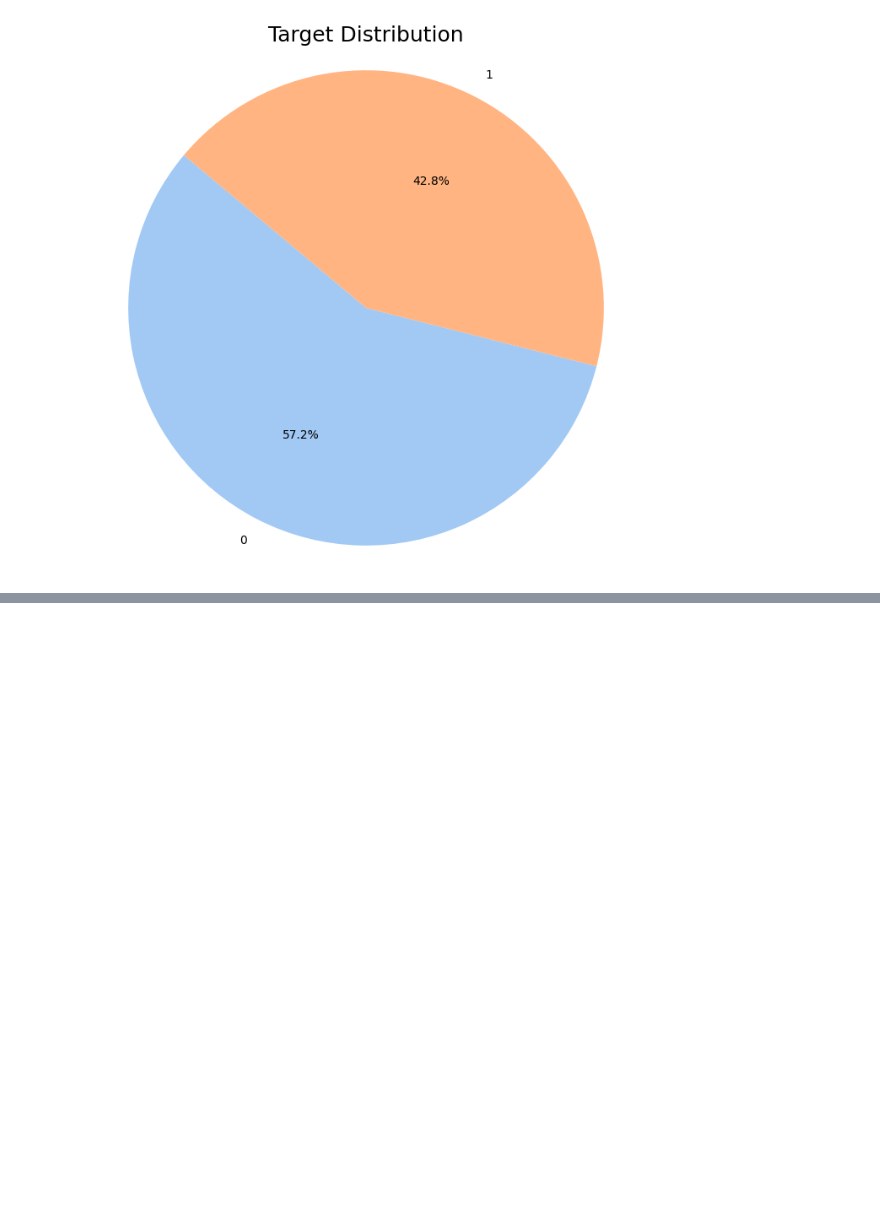
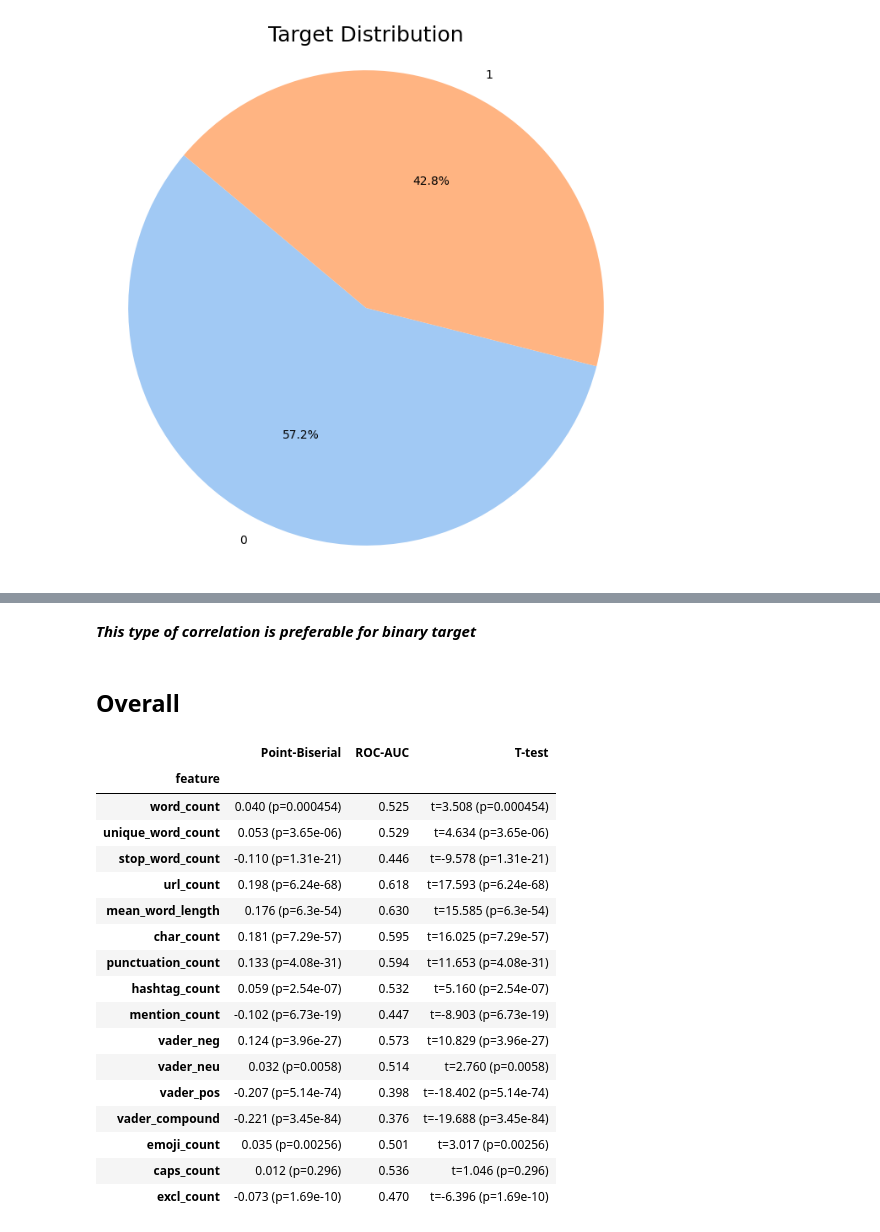
Before and after one commit to ihuod/Tweets_NLP, a Jupyter notebook: tweets.ipynb, the cells around one changed output, grey strips where cells are left out. Cells and saved outputs as stored; diff of their text form; code cells hidden in the pictures; blank space fills up the shorter version.

```diff
--- a/tweets.ipynb
+++ b/tweets.ipynb
@@ -247,0 +347,8 @@ plt.show()
+# %%
+from scipy.stats import ttest_ind
+
+for feature in METAFEATURES:
+    group1 = df_train[df_train['target'] == 1][feature]
+    group0 = df_train[df_train['target'] == 0][feature]
+    t_stat, p_value = ttest_ind(group1, group0)
+    print(f"{feature}: p-value = {p_value:.4f} {'***' if p_value < 0.001 else ''}")
@@ -247,0 +374,7 @@ plt.show()
+# %%
+from scipy.stats import pointbiserialr
+
+print('Point-Biserial Correlation')
+for feature in METAFEATURES:
+    corr, p_value = pointbiserialr(df_train[feature], df_train['target'])
+    print(f"{feature:20s}: corr = {corr:7.3f}, p-value = {p_value:.3g}")
@@ -247,0 +399,45 @@ plt.show()
+# %% [markdown]
+***This type of correlation is preferable for binary target***
+# %% [markdown]
+## Overall
+# %%
+from sklearn.metrics import roc_auc_score
+
+results = []
+for feature in METAFEATURES:
+    # Point-Biserial
+    corr, pval_pb = pointbiserialr(df_train[feature], df_train['target'])
+    # ROC-AUC
+    auc = roc_auc_score(df_train['target'], df_train[feature])
+    # T-test
+    group1 = df_train[df_train['target'] == 1][feature]
+    group0 = df_train[df_train['target'] == 0][feature]
+    t_stat, pval_tt = ttest_ind(group1, group0)
+
+    results.append({
+        'feature': feature,
+        'Point-Biserial': f"{corr:.3f} (p={pval_pb:.3g})",
+        'ROC-AUC': f"{auc:.3f}",
+        'T-test': f"t={t_stat:.3f} (p={pval_tt:.3g})"
+    })
+
+pd.DataFrame(results).set_index('feature')
+# %% [output]
+|  | Point-Biserial | ROC-AUC | T-test |
+| feature |  |  |  |
+| word_count | 0.040 (p=0.000454) | 0.525 | t=3.508 (p=0.000454) |
+| unique_word_count | 0.053 (p=3.65e-06) | 0.529 | t=4.634 (p=3.65e-06) |
+| stop_word_count | -0.110 (p=1.31e-21) | 0.446 | t=-9.578 (p=1.31e-21) |
+| url_count | 0.198 (p=6.24e-68) | 0.618 | t=17.593 (p=6.24e-68) |
+| mean_word_length | 0.176 (p=6.3e-54) | 0.630 | t=15.585 (p=6.3e-54) |
+| char_count | 0.181 (p=7.29e-57) | 0.595 | t=16.025 (p=7.29e-57) |
+| punctuation_count | 0.133 (p=4.08e-31) | 0.594 | t=11.653 (p=4.08e-31) |
+| hashtag_count | 0.059 (p=2.54e-07) | 0.532 | t=5.160 (p=2.54e-07) |
+| mention_count | -0.102 (p=6.73e-19) | 0.447 | t=-8.903 (p=6.73e-19) |
+| vader_neg | 0.124 (p=3.96e-27) | 0.573 | t=10.829 (p=3.96e-27) |
+| vader_neu | 0.032 (p=0.0058) | 0.514 | t=2.760 (p=0.0058) |
+| vader_pos | -0.207 (p=5.14e-74) | 0.398 | t=-18.402 (p=5.14e-74) |
+| vader_compound | -0.221 (p=3.45e-84) | 0.376 | t=-19.688 (p=3.45e-84) |
+| emoji_count | 0.035 (p=0.00256) | 0.501 | t=3.017 (p=0.00256) |
+| caps_count | 0.012 (p=0.296) | 0.536 | t=1.046 (p=0.296) |
+| excl_count | -0.073 (p=1.69e-10) | 0.470 | t=-6.396 (p=1.69e-10) |
```
Also changed, not shown: parts of 25 cells of this notebook.
